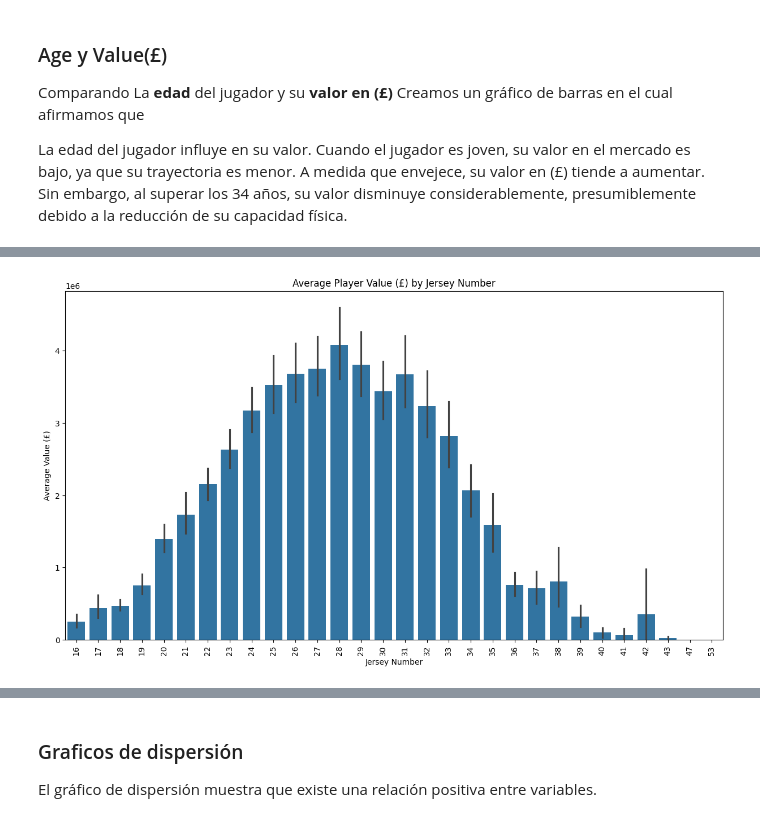
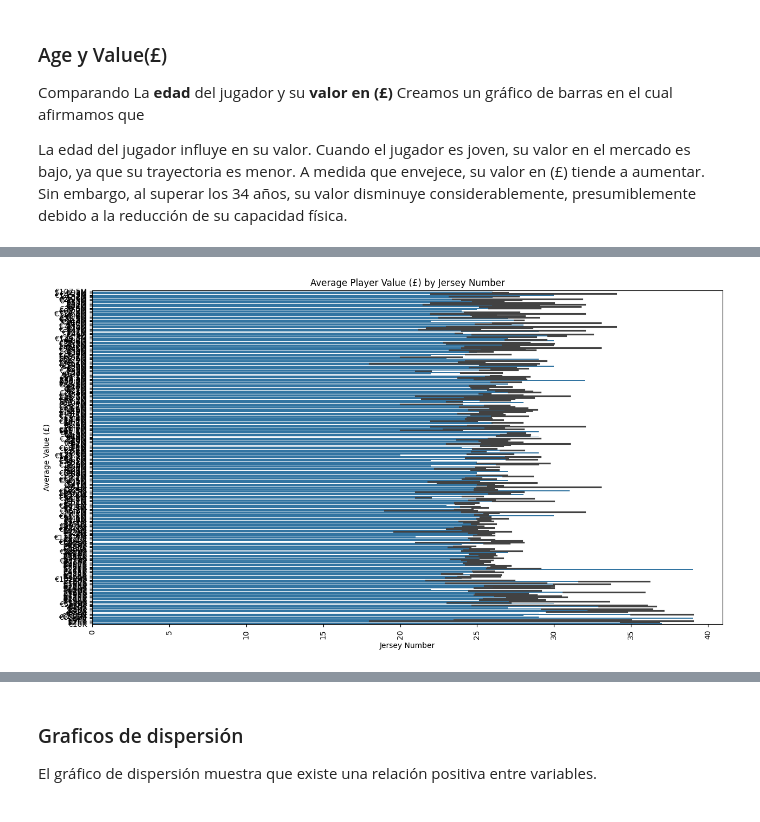
Before and after one commit to BrandonLCC/FIFA_ML_Kedro, a Jupyter notebook: machine-learning-project/notebooks/2_Data_Understanding.ipynb, the cells around one changed output, grey strips where cells are left out. Saved outputs shown, nothing was run; the diff lists cells and outputs as text; code cells hidden in the pictures.

```diff
--- a/machine-learning-project/notebooks/2_Data_Understanding.ipynb
+++ b/machine-learning-project/notebooks/2_Data_Understanding.ipynb
@@ -38,6 +21,6 @@ catalog.keys()
 ]
 # %%
+catalog.load("DataSetFIFA22")
 catalog.load("DataSetFIFA21")
 catalog.load("DataSetFIFA20")
-catalog.load("DataSetFIFA19")
 # %% [output]
@@ -61,5 +44,5 @@ catalog.load("DataSetFIFA19")
 # %%
+FIFA22_df = catalog.load("DataSetFIFA22")
 FIFA21_df = catalog.load("DataSetFIFA21")
 FIFA20_df = catalog.load("DataSetFIFA20")
-FIFA19_df = catalog.load("DataSetFIFA19")
 # %% [output]
@@ -376,19 +385,21 @@ La edad del jugador influye en su valor. Cuando el jugador es joven, su valor en
 # %%
 plt.figure(figsize=(15, 8))
 #sns.barplot(x='Age', y='Value(£)', data=FIFA19_df)
 
 #sns.barplot(x='Age', y='Value(£)', data=FIFA20_df)
 
-sns.barplot(x='Age', y='Value(£)', data=FIFA21_df)
+sns.barplot(x='Age', y='Value(£)', data=FIFA22_df)
 
 plt.title('Average Player Value (£) by Jersey Number')
 plt.xlabel('Jersey Number')
 plt.ylabel('Average Value (£)')
 plt.xticks(rotation=90)
 plt.show()
+
+#(No eliminar)
 # %% [output]
 [interactive output not drawn]
-[figure, old version]
+[figure, new version]
 # %%
 Special
 # %%
```
Also changed, not shown: parts of 25 cells of this notebook, 1 other file.
